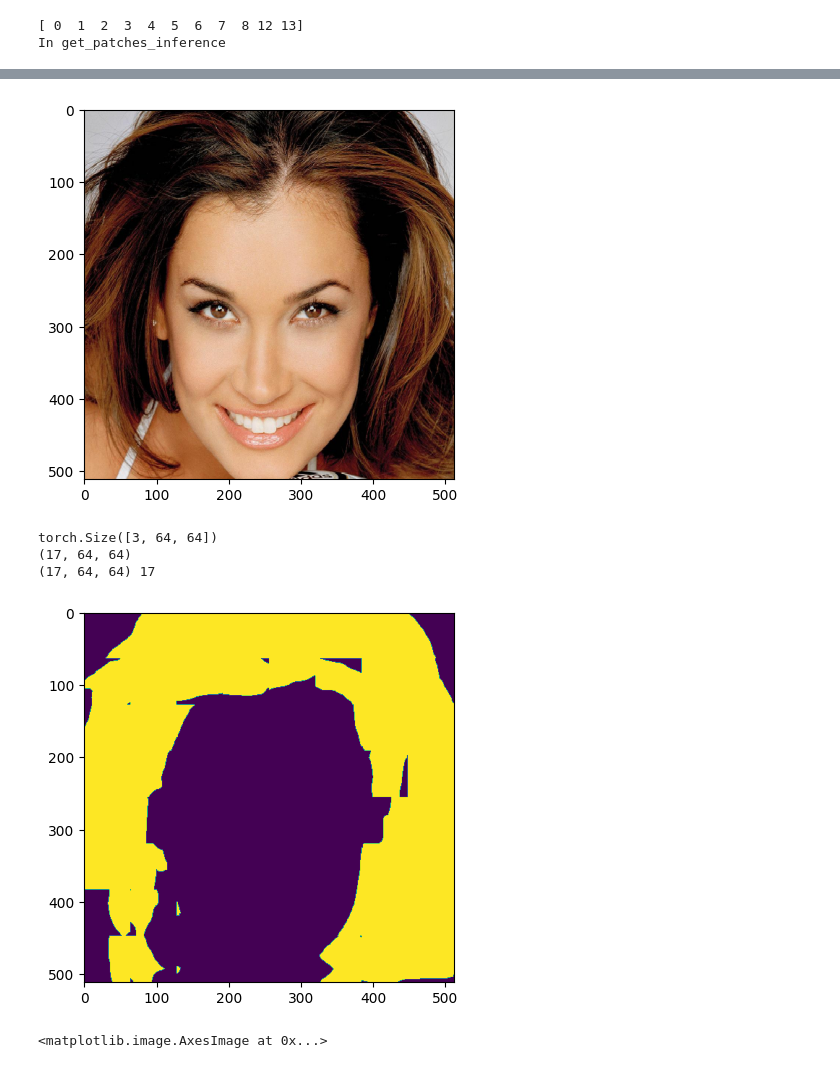
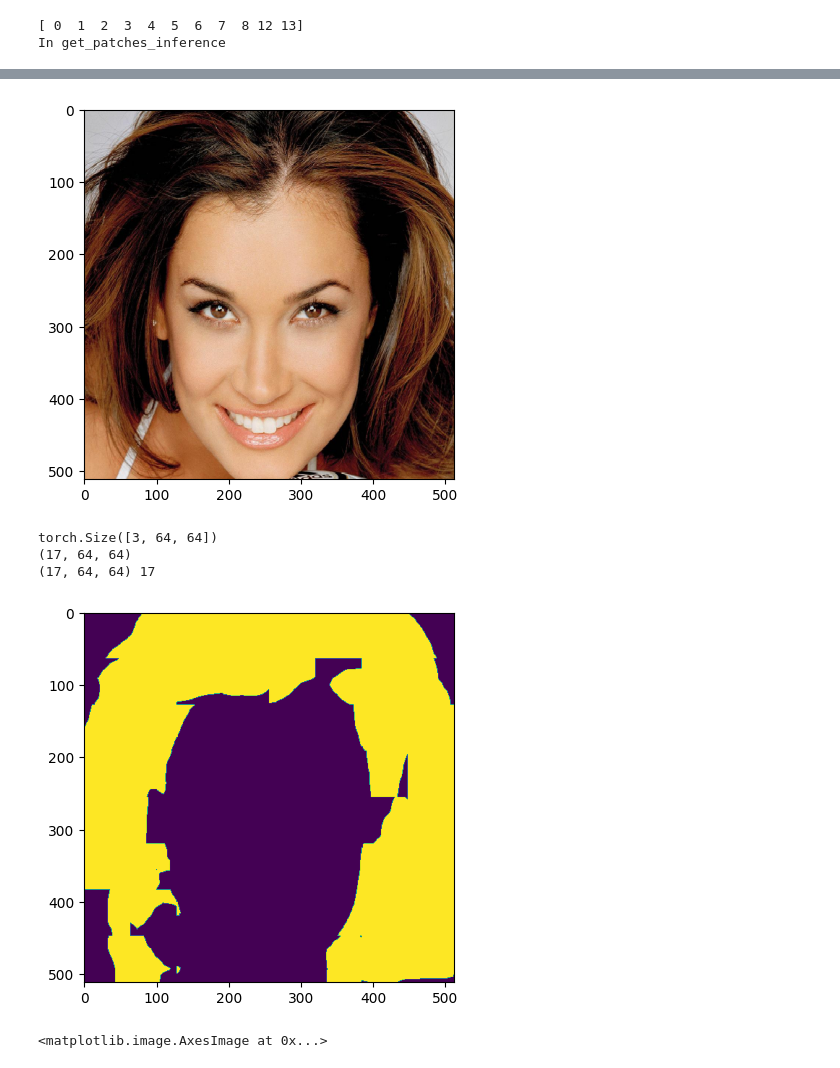
Before and after one commit to syedabdulhannan27/VLR_Project, a Jupyter notebook: VLR/Bisenetv1_for_github/inference_test.ipynb, the cells around one changed output, grey strips where cells are left out. Drawn from its saved outputs; the diff is of its cells as text; code cells hidden in the pictures.

Commit message:
Updates for multi image training

```diff
--- a/VLR/Bisenetv1_for_github/inference_test.ipynb
+++ b/VLR/Bisenetv1_for_github/inference_test.ipynb
@@ -373,16 +373,16 @@ mask_file_names = [i[:-4]+'_mask.png' for i in img_file_names]
 img_file_paths = [os.path.join(img_dir, file_name) for file_name in img_file_names]
 mask_file_paths = [os.path.join(mask_dir, file_name) for file_name in mask_file_names]
 # %%
-combined_gen_masks = evaluate(img_dir=img_dir, mask_dir=mask_dir, output_dir=output_dir, checkpoint_pth='/home/ishan/projects/patch_seg/VLR_Project/VLR/Bisenetv1_for_github/res/terminal_test/bisenet_celeb_a_2/8.pth')
+combined_gen_masks = evaluate(img_dir=img_dir, mask_dir=mask_dir, output_dir=output_dir, checkpoint_pth='/home/ishan/projects/patch_seg/VLR_Project/VLR/Bisenetv1_for_github/res/terminal_test/bisenet_celeb_a_3/14.pth')
 # %% [output]
 [ 0  1  2  3  4  5  6  7  8 12 13]
 In get_patches_inference
 [figure]
 [figure]
 torch.Size([3, 64, 64])
 (17, 64, 64)
 (17, 64, 64) 17
-[figure, old version]
+[figure, new version]
 # %%
 plt.imshow(combined_gen_masks[0])
 # %% [output]
```
Also changed, not shown: 4 other files.
